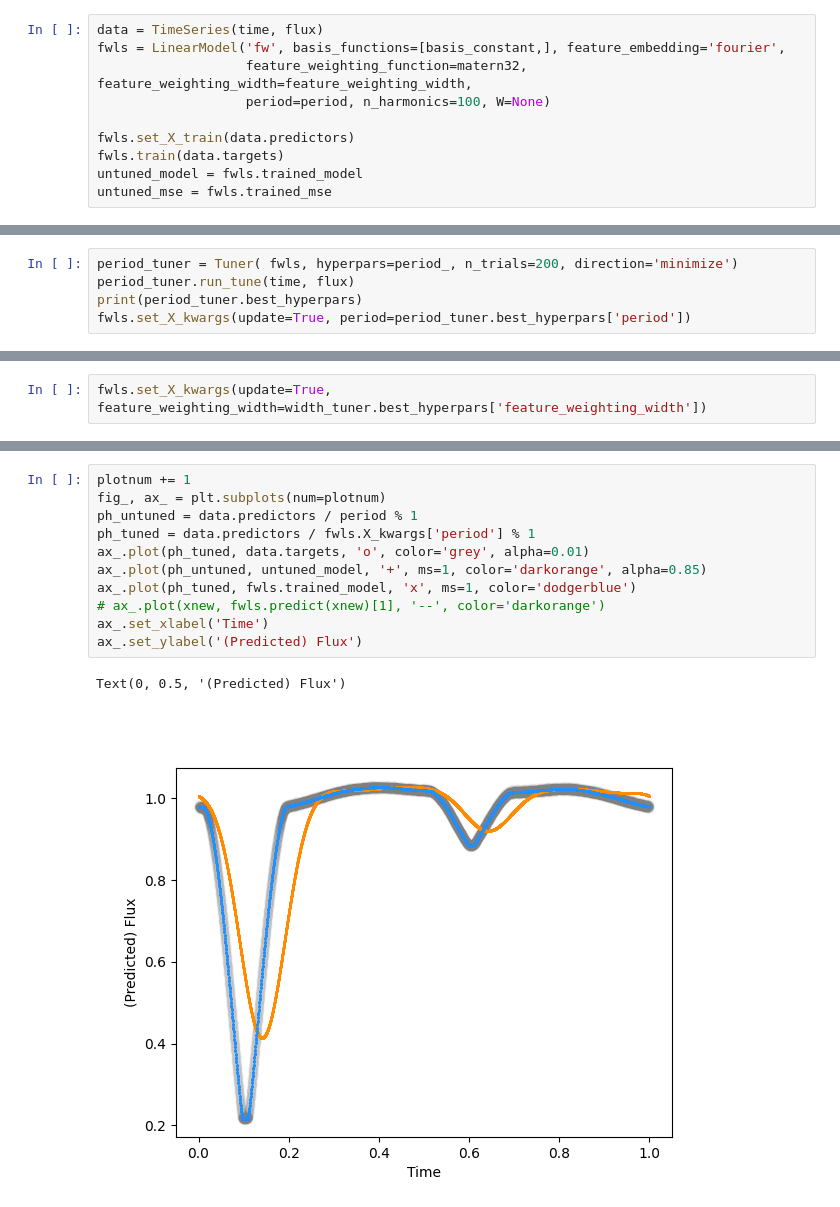
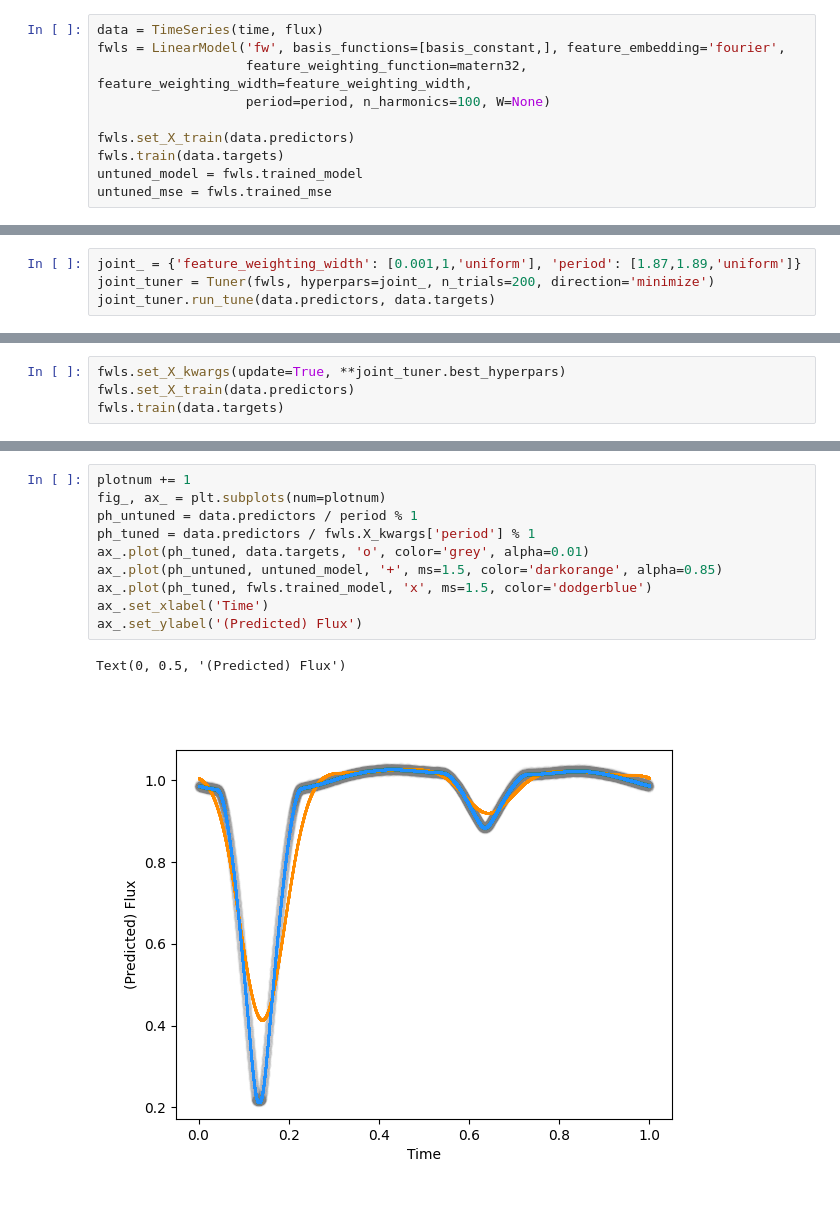
Before and after one commit to colej/puffins, a Jupyter notebook: notebooks/NB03_hyperparameter_estimation.ipynb, the cells around one changed output, grey strips where cells are left out. Drawn from its saved outputs; the diff is of its cells as text.

```diff
--- a/notebooks/NB03_hyperparameter_estimation.ipynb
+++ b/notebooks/NB03_hyperparameter_estimation.ipynb
@@ -48,5 +44,0 @@ width_ = {'feature_weighting_width': [0.001,1.,'uniform']}
-# %%
-period_tuner = Tuner( fwls, hyperpars=period_, n_trials=200, direction='minimize')
-period_tuner.run_tune(time, flux)
-print(period_tuner.best_hyperpars)
-fwls.set_X_kwargs(update=True, period=period_tuner.best_hyperpars['period'])
@@ -92,0 +52,4 @@ width_tuner.run_tune(time, flux)
+# %%
+joint_ = {'feature_weighting_width': [0.001,1,'uniform'], 'period': [1.87,1.89,'uniform']}
+joint_tuner = Tuner(fwls, hyperpars=joint_, n_trials=200, direction='minimize')
+joint_tuner.run_tune(data.predictors, data.targets)
@@ -93,2 +88,4 @@ width_tuner.run_tune(time, flux)
 # %%
-fwls.set_X_kwargs(update=True, feature_weighting_width=width_tuner.best_hyperpars['feature_weighting_width'])
+fwls.set_X_kwargs(update=True, **joint_tuner.best_hyperpars)
+fwls.set_X_train(data.predictors)
+fwls.train(data.targets)
@@ -100,14 +96,13 @@ Great, now that we've tuned the period and feature width, we can see what the mo
 # %%
 plotnum += 1
 fig_, ax_ = plt.subplots(num=plotnum)
 ph_untuned = data.predictors / period % 1
 ph_tuned = data.predictors / fwls.X_kwargs['period'] % 1
 ax_.plot(ph_tuned, data.targets, 'o', color='grey', alpha=0.01)
-ax_.plot(ph_untuned, untuned_model, '+', ms=1, color='darkorange', alpha=0.85)
-ax_.plot(ph_tuned, fwls.trained_model, 'x', ms=1, color='dodgerblue')
-# ax_.plot(xnew, fwls.predict(xnew)[1], '--', color='darkorange')
+ax_.plot(ph_untuned, untuned_model, '+', ms=1.5, color='darkorange', alpha=0.85)
+ax_.plot(ph_tuned, fwls.trained_model, 'x', ms=1.5, color='dodgerblue')
 ax_.set_xlabel('Time')
 ax_.set_ylabel('(Predicted) Flux')
 # %% [output]
 Text(0, 0.5, '(Predicted) Flux')
-[figure, old version]
+[figure, new version]
```
Also changed, not shown: parts of 15 cells of this notebook.
